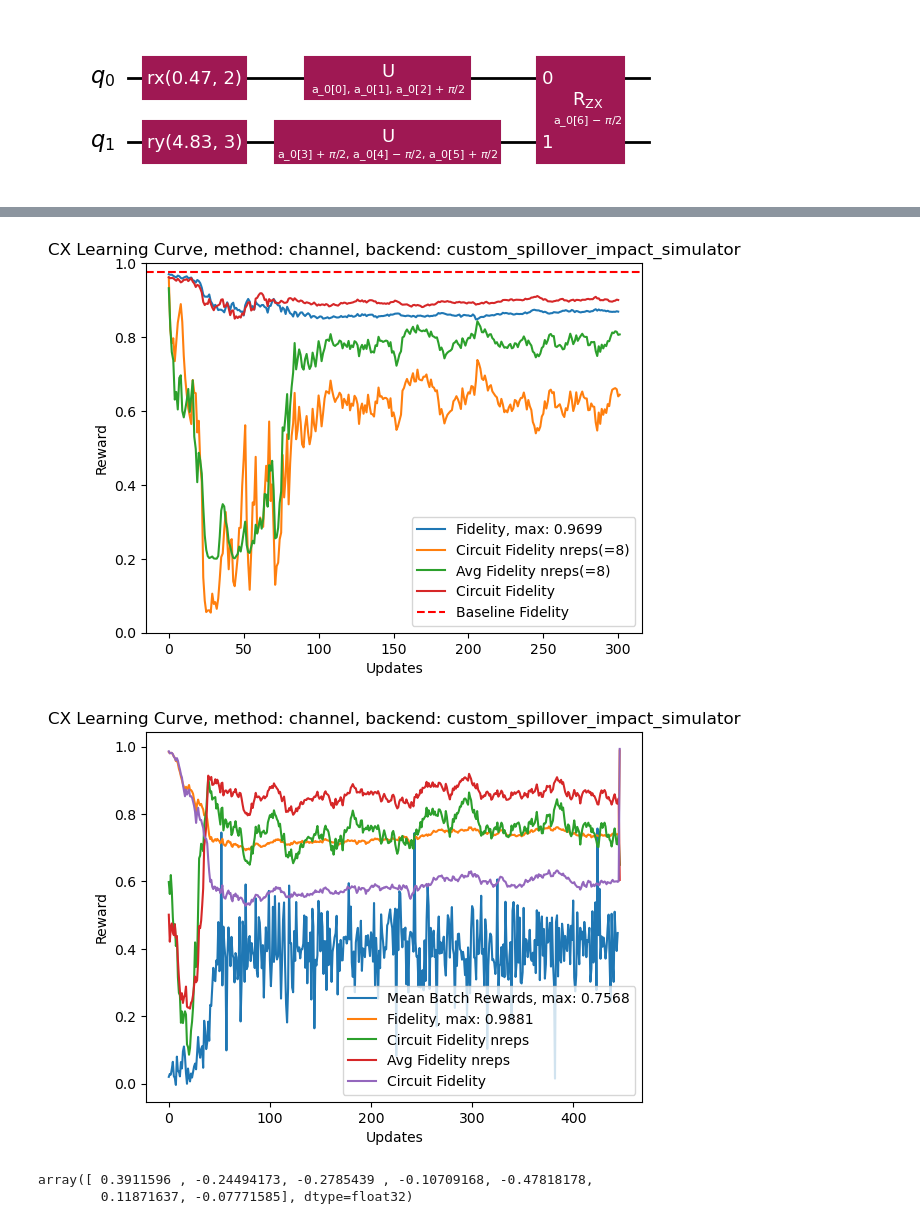
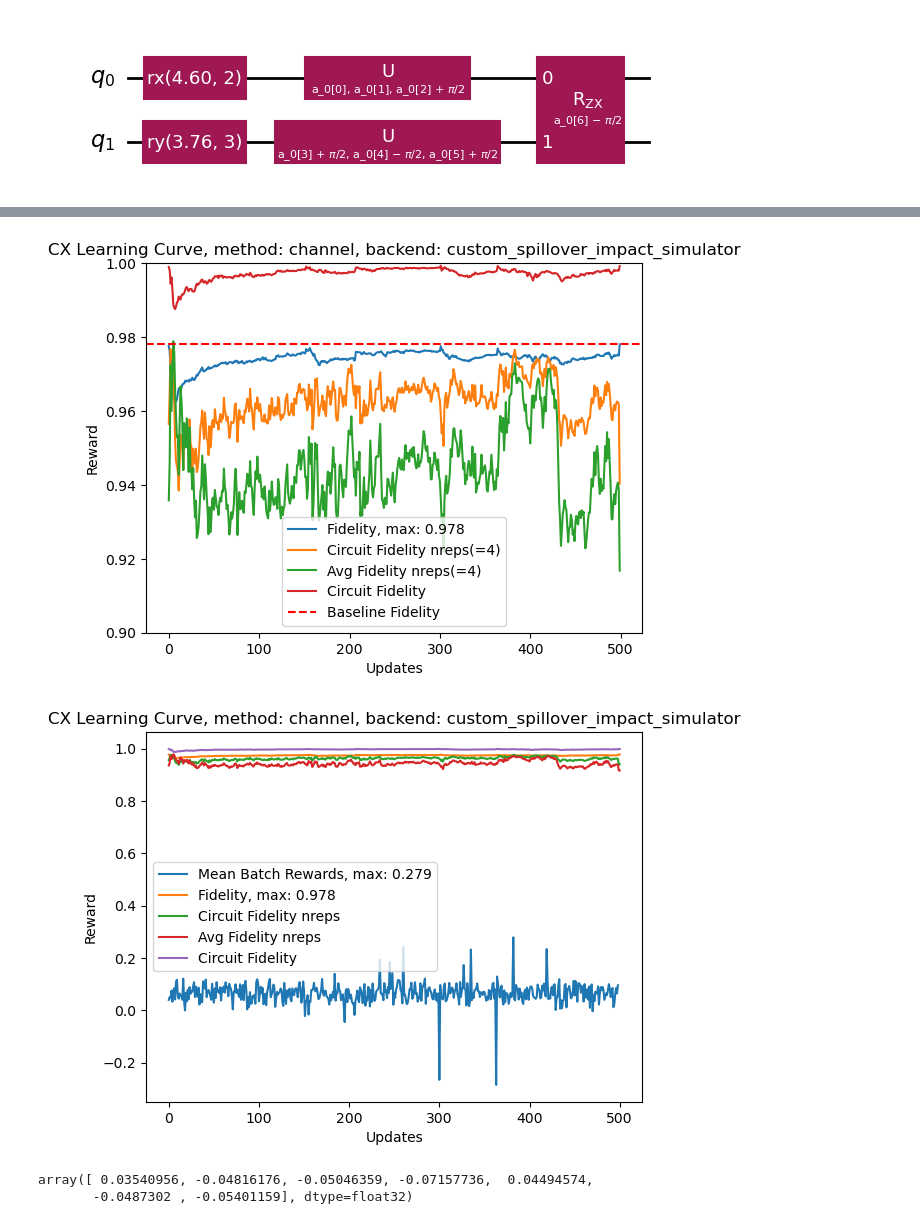
Before and after one commit to arthurostrauss/Quantum_Optimal_Control, a Jupyter notebook: gate_level/spillover_noise_use_case/generic_spillover/spillover_effect_on_subsystem.ipynb, the cells around one changed output, grey strips where cells are left out. Drawn from its saved outputs; the diff is of its cells as text; code cells hidden in the pictures.

```diff
--- a/gate_level/spillover_noise_use_case/generic_spillover/spillover_effect_on_subsystem.ipynb
+++ b/gate_level/spillover_noise_use_case/generic_spillover/spillover_effect_on_subsystem.ipynb
@@ -188,7 +192,7 @@ def apply_parametrized_circuit(
 # %%
 # Define the environment
 from gymnasium.spaces import Box
-from gymnasium.wrappers import ClipAction
+from gymnasium.wrappers import ClipAction, RescaleAction
 from rl_qoc import (
     QEnvConfig,
     ExecutionConfig,
@@ -196,7 +200,15 @@ from rl_qoc import (
     QiskitConfig,
 )
 
-action_space = Box(low=-np.pi, high=np.pi, shape=(7,), dtype=np.float32)
+env_metadata = {
+    "γ": gamma_matrix,
+    "target_subsystem": (2, 3),
+    "rotation_axes": rotation_axes,
+    "num_qubits": num_qubits,
+    "rotation_parameters": rotation_parameters,
+    "seed": seed,
+}
+action_space = Box(low=-0.2, high=0.2, shape=(7,), dtype=np.float32)
 target = {"gate": "cnot", "physical_qubits": [0, 1]}
 
 backend_config = QiskitConfig(
@@ -211,7 +223,7 @@ q_env_config = QEnvConfig(
     action_space=action_space,
     execution_config=ExecutionConfig(
         batch_size=64,
-        n_reps=8,
+        n_reps=4,
         n_shots=1000,
         sampling_paulis=500,
     ),
@@ -221,7 +233,7 @@ q_env = ContextAwareQuantumEnvironment(
     q_env_config,
     circuit_context=qc_noisy,  # Pass the circuit already transpiled through custom pass
 )
-rescaled_env = ClipAction(q_env)
+rescaled_env = RescaleAction(q_env, -1, 1)
 # %%
 q_env.circuits[0].draw(output="mpl")
 # %% [output]
@@ -281,35 +342,35 @@ Sending Estimator job...
 reward_history = np.array(q_env.reward_history)
 mean_rewards = np.mean(reward_history, axis=-1)
 max_mean = int(np.max(mean_rewards) * 1e4) / 1e4
 
 # plt.plot(mean_rewards, label=f"Mean Batch Rewards, max: {max_mean}")
 plt.plot(
     q_env.fidelity_history,
     label=f"Fidelity, max: {int(np.max(q_env.fidelity_history) * 1e4) / 1e4}",
 )
 plt.plot(
     q_env.circuit_fidelity_history_nreps,
     label=f"Circuit Fidelity nreps(={q_env.n_reps})",
 )
 plt.plot(q_env.avg_fidelity_history_nreps, label=f"Avg Fidelity nreps(={q_env.n_reps})")
 plt.plot(q_env.circuit_fidelity_history, label="Circuit Fidelity")
 plt.axhline(
     q_env.simulate_circuit(q_env.circuits[0], np.zeros((1, 7))),
     label="Baseline Fidelity",
     color="red",
     linestyle="--",
 )
 plt.xlabel("Updates")
 plt.ylabel("Reward")
 plt.title(
     f"{q_env.target.gate.name.upper()} Learning Curve, method: {q_env.config.reward_method},"
     f" backend: {q_env_config.backend.name if q_env_config.backend is not None else 'No backend'}"
 )
-plt.ylim(0.0, 1.0)
+plt.ylim(0.9, 1.0)
 plt.legend()
 plt.show()
 # %% [output]
-[figure, old version]
+[figure, new version]
 # %%
 # Plotting the learning curve
 
@@ -334,12 +395,12 @@ plt.title(
 plt.legend()
 plt.show()
 # %% [output]
-[figure, old version]
+[figure, new version]
 # %%
 q_env.optimal_action
 # %% [output]
-array([ 0.3911596 , -0.24494173, -0.2785439 , -0.10709168, -0.47818178,
-        0.11871637, -0.07771585], dtype=float32)
+array([ 0.03540956, -0.04816176, -0.05046359, -0.07157736,  0.04494574,
+       -0.0487302 , -0.05401159], dtype=float32)
 # %%
 plt.plot(ppo_agent.training_results["std_action"])
 # %% [output]
```
Also changed, not shown: parts of 15 cells of this notebook, 16 other files.
